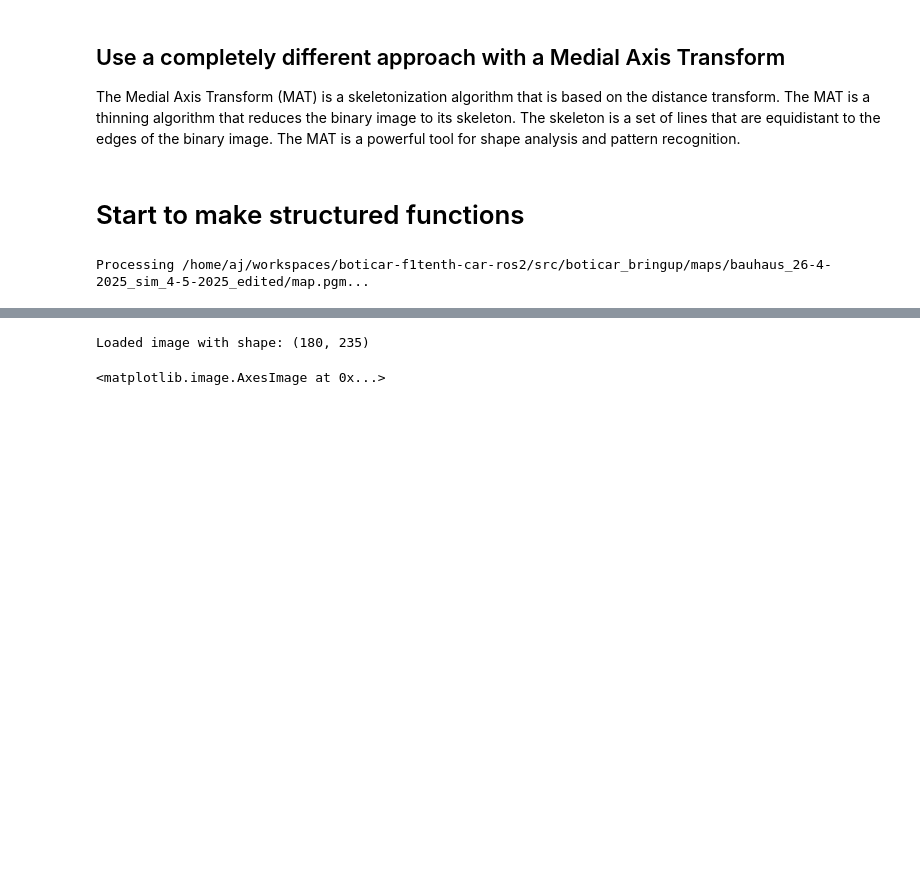
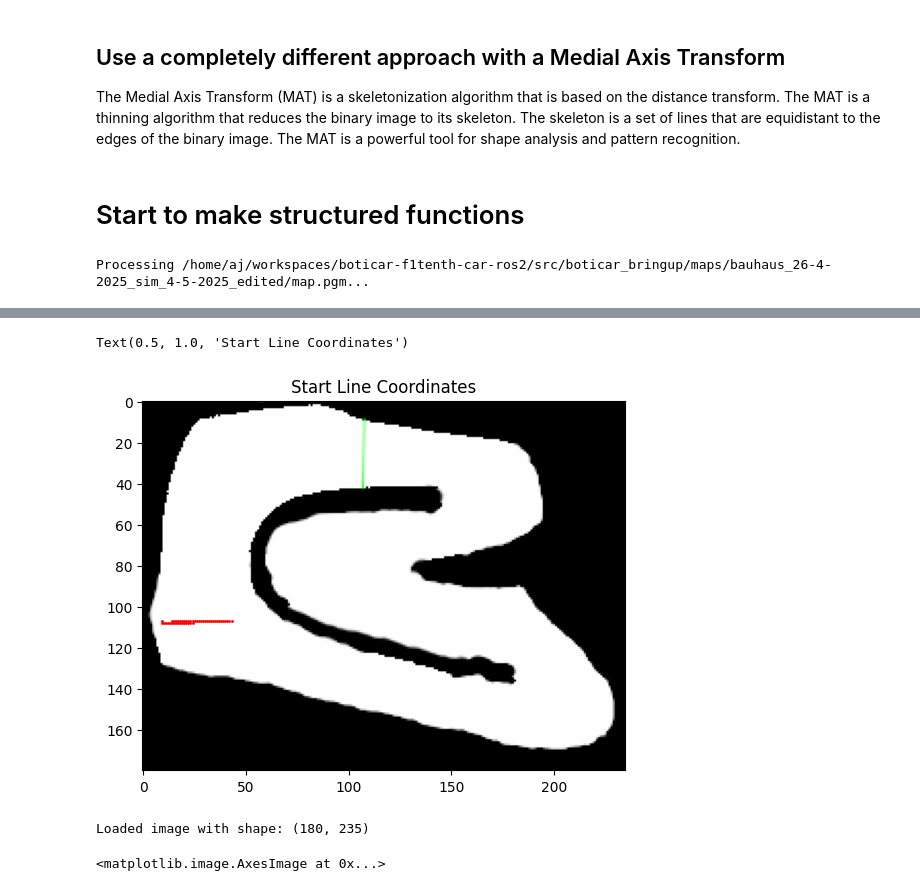
Before and after one commit to anjrew/race-lines-optimization, a Jupyter notebook: notebooks/track_coordinates.ipynb, the cells around one changed output, grey strips where cells are left out. Drawn from its saved outputs; the diff is of its cells as text; code cells hidden in the pictures; blank space fills up the shorter version.

```diff
--- a/notebooks/track_coordinates.ipynb
+++ b/notebooks/track_coordinates.ipynb
@@ -291,0 +352,3 @@ Processing /home/aj/workspaces/boticar-f1tenth-car-ros2/src/boticar_bringup/maps
+# %%
+start_line_coords = extract_green_line_coordinates(start_line_img)
+start_line_coords
@@ -292,3 +373,12 @@ Processing /home/aj/workspaces/boticar-f1tenth-car-ros2/src/boticar_bringup/maps
+# %%
+
+# Show the start line coordinates
+plt.imshow(start_line_img)
+plt.scatter(start_line_coords[:, 1], start_line_coords[:, 0], c='red', s=1)  # Red dots for start line
+plt.title('Start Line Coordinates')
+# %% [output]
+Text(0.5, 1.0, 'Start Line Coordinates')
+[figure, added]
 # %%
 def load_binary_image(image_path: str, invert: bool) -> np.ndarray:
     """
```
Also changed, not shown: parts of 7 cells of this notebook.
